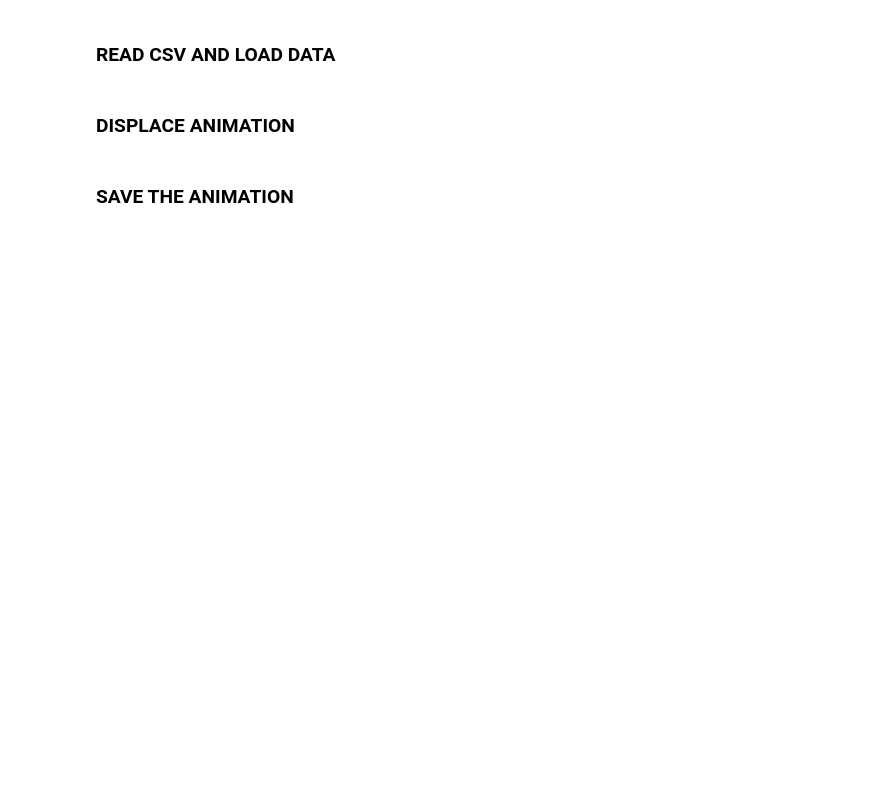
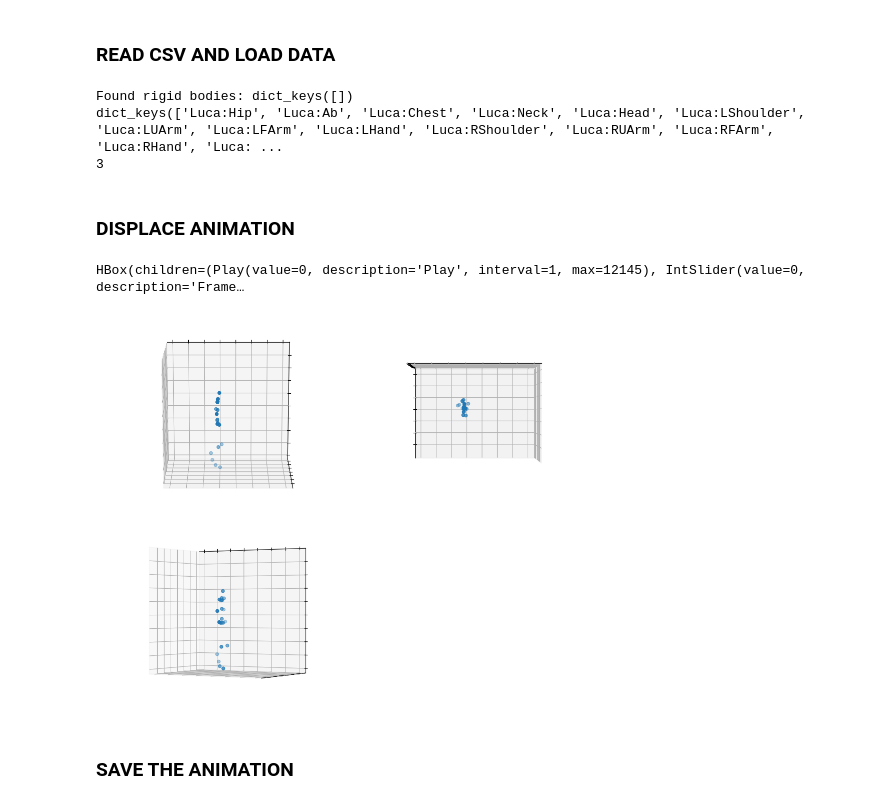
Before and after one commit to lorenzialessandro/CV-project, a Jupyter notebook: Task_1/notebook.ipynb, the cells around one changed output. Saved outputs shown, nothing was run; the diff lists cells and outputs as text; code cells hidden in the pictures; blank space fills up the shorter version.

```diff
--- a/Task_1/notebook.ipynb
+++ b/Task_1/notebook.ipynb
@@ -44,7 +44,7 @@ if len(bodies) > 0:
 if len(skeletons) > 0:
     for body in skeletons:
         skeleton = take.skeletons[body]
-        n_frames = skeleton.bones["Hip"].num_total_frames()
+        n_frames = skeleton.bones["Luca:Hip"].num_total_frames()
 
         for marker in skeleton.bones.values():
             rigid_body_markers_pos.append(marker.positions)
@@ -58,7 +58,14 @@ points = rigid_body_markers_pos
 
 #points = [[0.0,0.0,0.0] if elem is None else elem for elem in markers for markers in points ]
 points = [[[0.0, 0.0, 0.0] if frame is None else frame for frame in markers] for markers in points]
+
 np_points = np.array(points)
+
+print()
+# %% [output]
+Found rigid bodies: dict_keys([])
+dict_keys(['Luca:Hip', 'Luca:Ab', 'Luca:Chest', 'Luca:Neck', 'Luca:Head', 'Luca:LShoulder', 'Luca:LUArm', 'Luca:LFArm', 'Luca:LHand', 'Luca:RShoulder', 'Luca:RUArm', 'Luca:RFArm', 'Luca:RHand', 'Luca: ...
+3
 # %%
 x = np_points[:,:,0]
 y = np_points[:,:,1]
@@ -112,17 +102,17 @@ gs = fig.add_gridspec(2, 3, width_ratios=[1, 1, 1], height_ratios=[1, 1])
 # First subplot
 ax1 = fig.add_subplot(gs[0, 0], projection='3d')
 ax1.view_init(elev=105, azim=-90)
-points1, = ax1.plot([], [], [], "o", color="blue")
+points1, = ax1.plot([], [], [], "o")
 
 # Second subplot
 ax2 = fig.add_subplot(gs[0, 1], projection='3d')
 ax2.view_init(elev=-180, azim=-90)
-points2, = ax2.plot([], [], [], "o", color="blue")
+points2, = ax2.plot([], [], [], "o")
 
 # Third subplot
 ax3 = fig.add_subplot(gs[1, 0], projection='3d')  # Spanning across the bottom row
 ax3.view_init(elev=120, azim=-180, roll=-90)
-points3, = ax3.plot([], [], [], "o", color="blue")
+points3, = ax3.plot([], [], [], "o")
 
 # Adjust margins and spacing between subplots
 plt.subplots_adjust(left=0.01, right=0.99, bottom=0.01, top=0.99, wspace=0.01, hspace=0.01)
@@ -130,6 +120,9 @@ plt.subplots_adjust(left=0.01, right=0.99, bottom=0.01, top=0.99, wspace=0.01, h
 # Define update function
 def update(t):
     ax1.clear()
+    # ax1.set_xlabel("X")
+    # ax1.set_ylabel("Y")
+    # ax1.set_zlabel("Z")
     ax1.set_xlim(np.min(x), np.max(x))
     ax1.set_ylim(np.min(y), np.max(y))
     ax1.set_zlim(np.min(z), np.max(z))
@@ -144,54 +137,47 @@ def update(t):
     ax2.tick_params(axis='both', which='both', bottom=False, left=False, labelbottom=False, labelleft=False)
 
     ax3.clear()
+    # ax3.set_xlabel("X")
+    # ax3.set_ylabel("Y")
+    # ax3.set_zlabel("Z")
     ax3.set_xlim(np.min(x), np.max(x))
     ax3.set_ylim(np.min(y), np.max(y))
     ax3.set_zlim(np.min(z), np.max(z))
     ax3.scatter(x[:, t], y[:, t], z[:, t])
     ax3.tick_params(axis='both', which='both', bottom=False, left=False, labelbottom=False, labelleft=False)
     # ax3.axis('off')
-
-    # Plot connections
-    for i in range(len(x[:,t])) :
-       for id in lines_map[i] :
-           ax1.plot([x[i,t], x[id,t]], [y[i,t], y[id,t]]  , [z[i,t], z[id,t]]  , "--", color="blue")
-           ax2.plot([x[i,t], x[id,t]], [y[i,t], y[id,t]]  , [z[i,t], z[id,t]]  , "--", color="blue")
-           ax3.plot([x[i,t], x[id,t]], [y[i,t], y[id,t]]  , [z[i,t], z[id,t]]  , "--", color="blue")
-
-    # Plot trajectories
-    for i in range(len(x)):
-        ax1.plot(x[i, :t], y[i, :t], z[i, :t], color="grey", alpha=0.5)
-        ax2.plot(x[i, :t], y[i, :t], z[i, :t], color="grey", alpha=0.5)
-        ax3.plot(x[i, :t], y[i, :t], z[i, :t], color="grey", alpha=0.5)
 
 # Create slider widget
 frame_slider = widgets.IntSlider(value=0, min=0, max=n_frames-1, step=1, description='Frame:')
 
 # Define function to update plot when slider changes
 def slider_changed(change):
     update(change.new)
 
 # Link slider and update function
 frame_slider.observe(slider_changed, 'value')
 
 # Create play button
 play_button = widgets.Play(
     value=0,
     min=0,
     max=n_frames-1,
     step=1,
     description="Play",
     interval=1  # Adjust the interval (in milliseconds) as needed
 )
 
 # Link play button and slider
 widgets.jslink((play_button, 'value'), (frame_slider, 'value'))
 
 # Display play button and slider
 display(widgets.HBox([play_button, frame_slider]))
 
 # Initial plot
 update(0)
+# %% [output]
+HBox(children=(Play(value=0, description='Play', interval=1, max=12145), IntSlider(value=0, description='Frame…
+[figure, added]
 # %% [markdown]
 ### SAVE THE ANIMATION
 # %%
```
Also changed, not shown: parts of 4 cells of this notebook.
